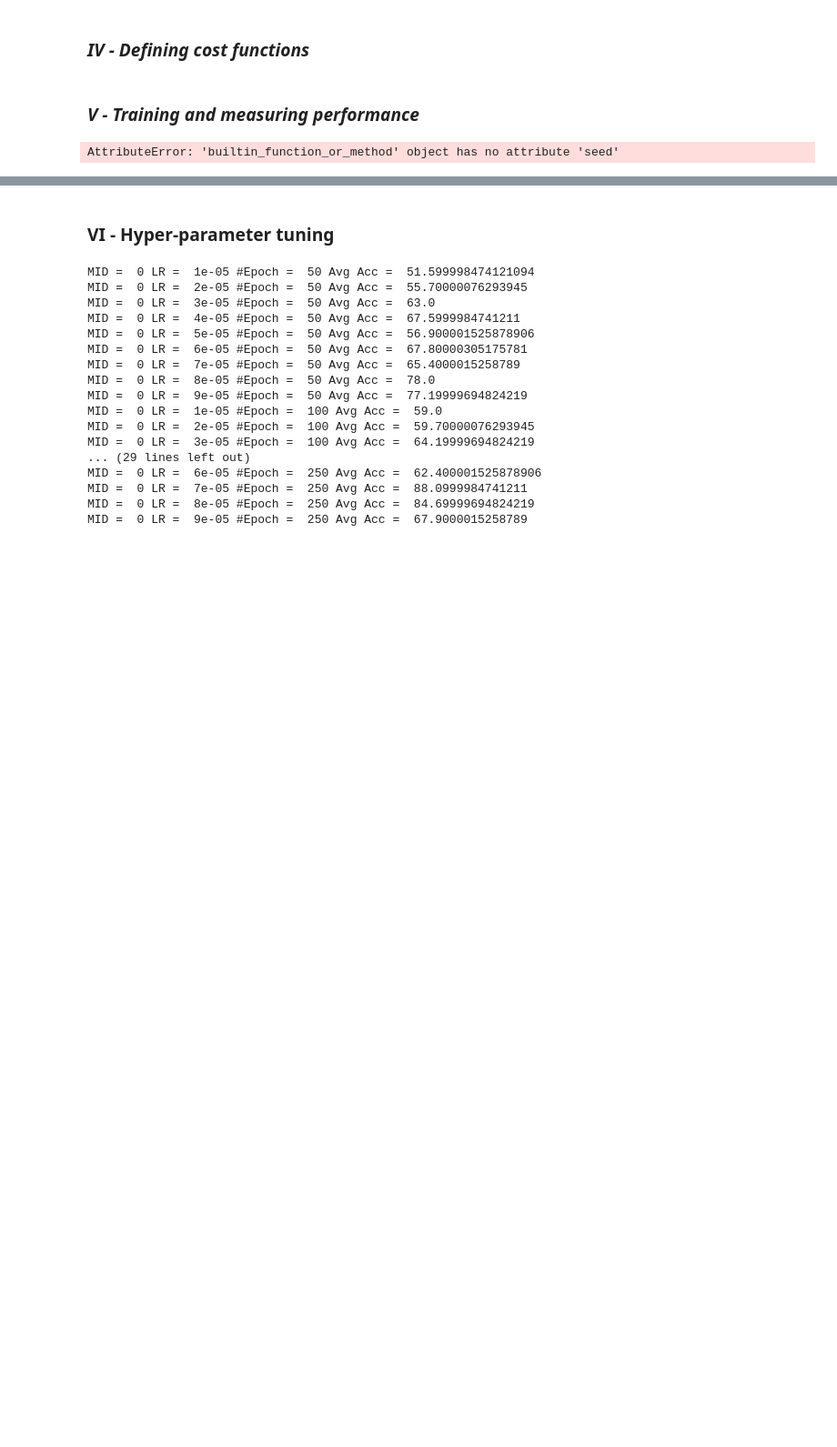
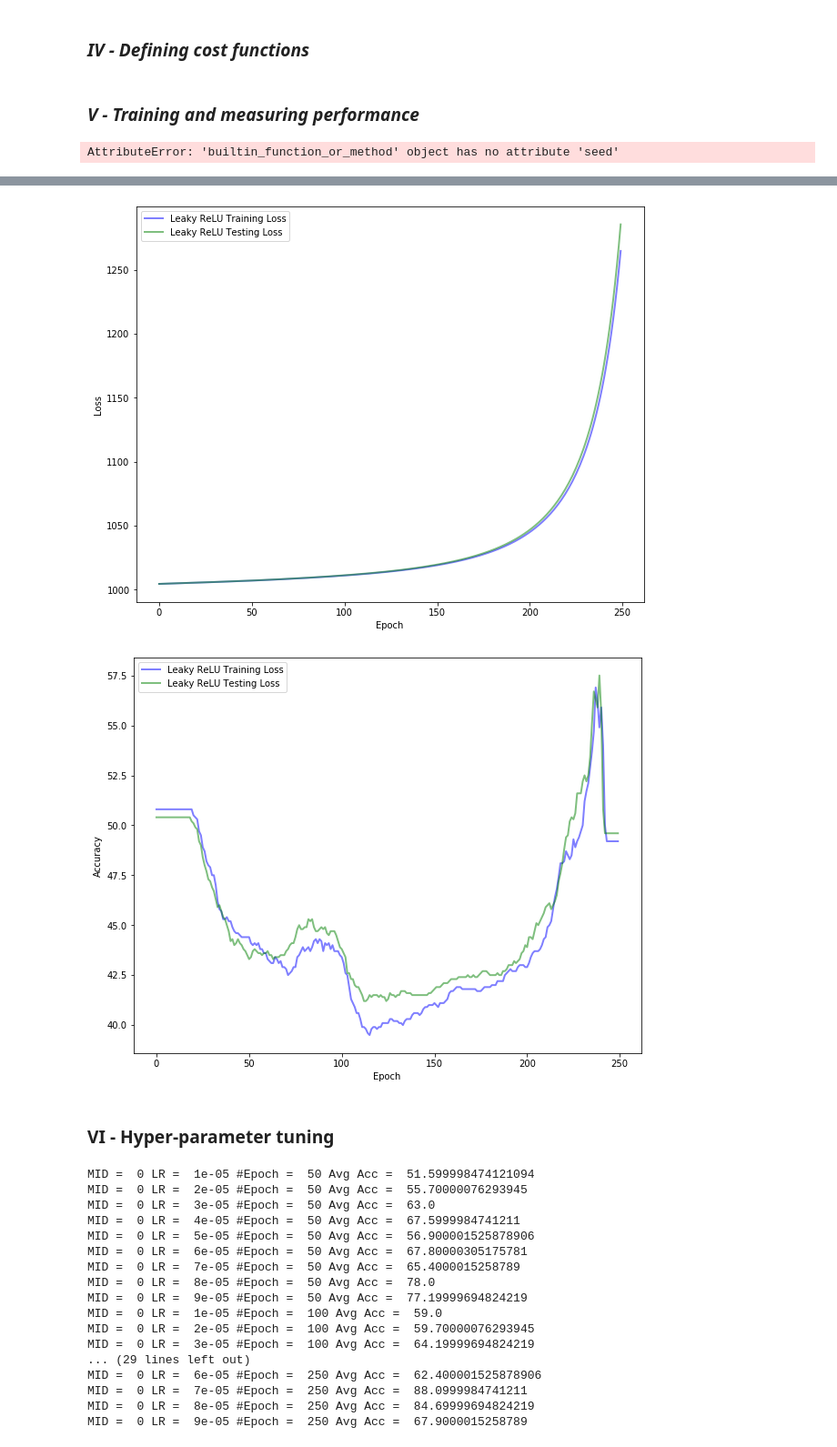
Before and after one commit to Laragervaise/Deep-Learning, a Jupyter notebook: proj2.ipynb, the cells around one changed output, grey strips where cells are left out. Shown: that part at 91% size. Saved outputs shown, nothing was run; the diff lists cells and outputs as text; code cells hidden in the pictures; blank space fills up the shorter version.

```diff
--- a/proj2.ipynb
+++ b/proj2.ipynb
@@ -526,3 +526,8 @@ simple_plot(history_relu, 'sigmoid', train_history = True, test_history = True)
+# %%
+simple_plot(history_leaky, 'Leaky ReLU', train_history = True, test_history = True)
+# %% [output]
+[figure, added]
+[figure, added]
 # %% [markdown]
 ### VI - Hyper-parameter tuning
 # %%
```
Also changed, not shown: parts of 7 cells of this notebook.
